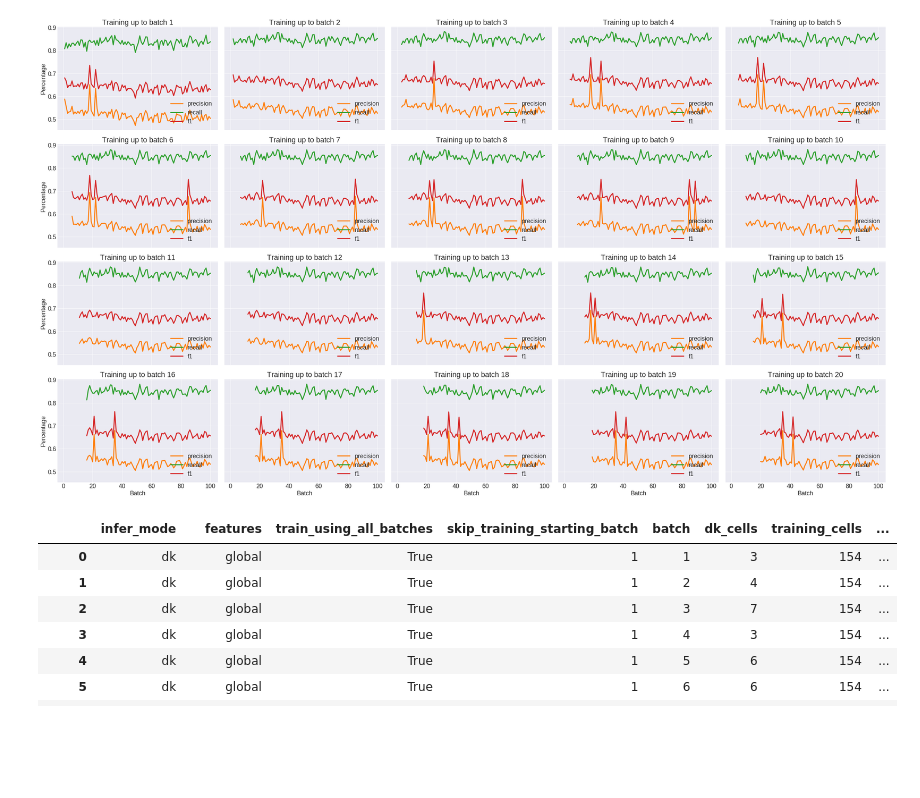
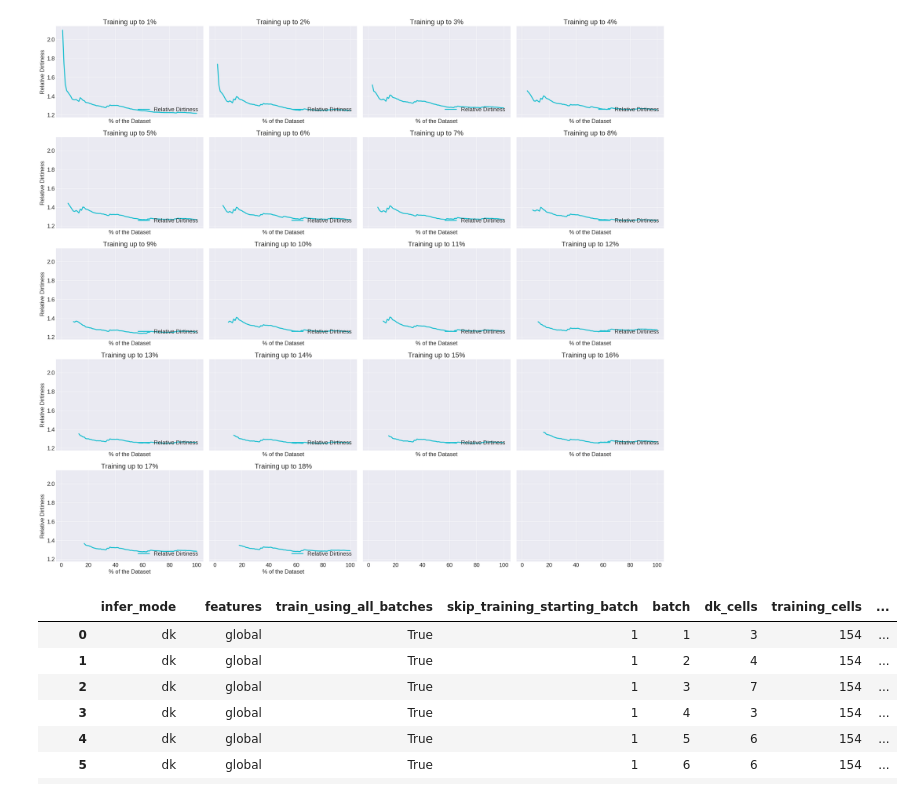
Before and after one commit to oliveiraph17/holoclean-incremental, a Jupyter notebook: experimental_results/quality_charts.ipynb, the cells around one changed output. Drawn from its saved outputs; the diff is of its cells as text; code cells hidden in the pictures; blank space fills up the shorter version.

```diff
--- a/experimental_results/quality_charts.ipynb
+++ b/experimental_results/quality_charts.ipynb
@@ -16,7 +16,8 @@ def setup_dataframes(dataset_name, infer_mode, features, attribute=None):
         infer = 'infer_batch'
         messed_cells = 'total_repairs_grdt_correct'
     else:
-        log_path = dataset_name + '/monitoring_quality_log.csv'
+#         log_path = dataset_name + '/monitoring_quality_log.csv'
+        log_path = 'logs-fev08/' + dataset_name + '/train_all_infer_all/monitoring_quality_log.csv'
         train = 'skip_training_starting_batch'
         infer = 'batch'
         messed_cells = 'repairs_on_correct_cells'
@@ -97,8 +98,8 @@ def plot_charts_acc(df_list, attribute=None, chart_type=1):
     count = 0
     prev_values = {'total_errors':  0, 'correct_repairs': 0, 'total_repairs_grdt': 0, messed_cells: 0}
 
-    chart_rows = 4
-    chart_columns = 5
+    chart_rows = 5
+    chart_columns = 4
     fig, axes = plt.subplots(chart_rows, chart_columns,
                              sharex=True,
                              sharey=True,
@@ -108,6 +109,8 @@ def plot_charts_acc(df_list, attribute=None, chart_type=1):
         for j in range(chart_columns):
             current_df = df_list[count]
             count += 1
+            if count == 19:
+                break
 
             for metric in prev_values.keys():
                 # Sets the first entry to the accumulated value up to it.
@@ -137,6 +140,7 @@ def plot_charts_acc(df_list, attribute=None, chart_type=1):
                 axes[i, j].plot(infer, 'acc_f1',
                                 data=current_df, marker='', color=palette(3), label='F1', linewidth=3)
                 y_label = 'Percentage'
+                axes[i, j].set_ylim(0,1)
 
             elif chart_type == 2:
                 # Numbers of errors and repairs.
@@ -183,23 +187,23 @@ palette = plt.get_cmap('tab10')
 # %%
 ########################################
 # Charts: Analysis
 ########################################
 
 # An attribute name or None.
 attribute = None
 
 # 1st argument: 'dk' or 'all'.
 # 2nd argument: 'incremental' or 'global'.
 
 # Instant PxR chart.
-plot_charts(setup_dataframes('nypd6', 'all', 'incremental', attribute), attribute)
+# plot_charts(setup_dataframes('nypd6', 'all', 'incremental', attribute), attribute)
 
 # Accummulated charts.
 # Chart type: 1=PxR; 2=Errors; 3=Relative Dirtiness
-# chart_type = 3
-# plot_charts_acc(setup_dataframes('nypd6', 'all', 'incremental', attribute), attribute, chart_type)
+chart_type = 3
+plot_charts_acc(setup_dataframes('soccer', 'all', 'incremental', attribute), attribute, chart_type)
 # %% [output]
-[figure, old version]
+[figure, new version]
 # %%
 dataset_name = 'hospital'
 df = pd.read_csv(dataset_name + '/monitoring_quality_log.csv', sep=';')
```
Also changed, not shown: parts of 3 cells of this notebook.
